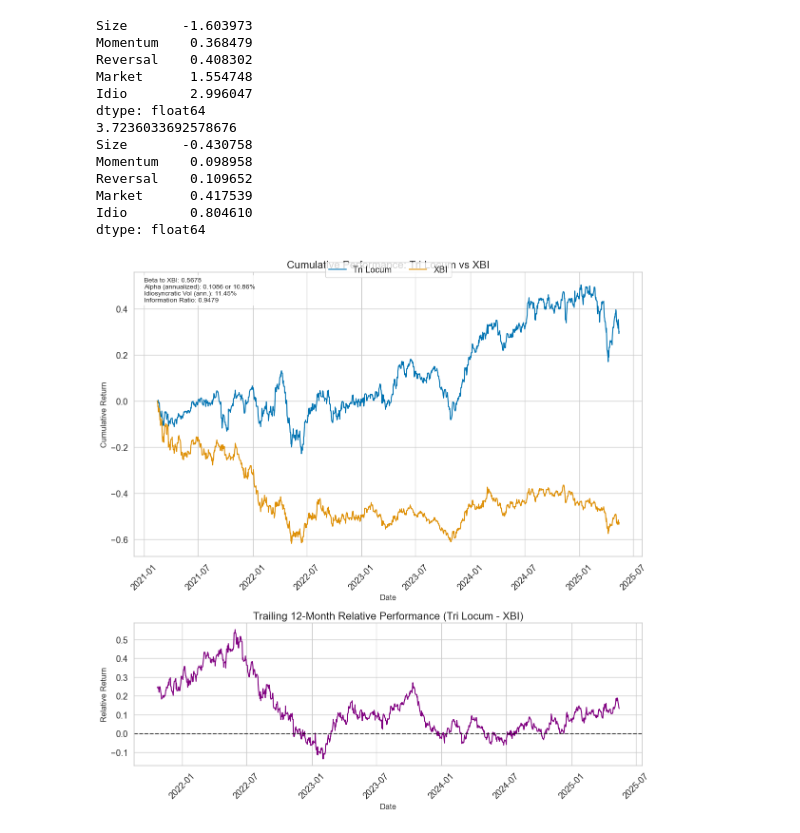
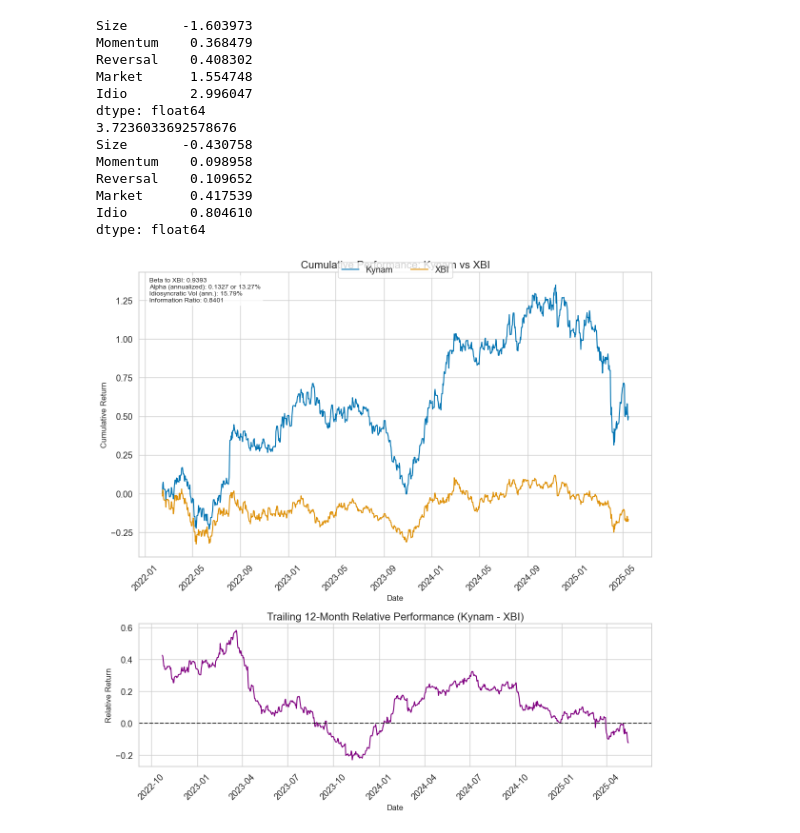
Before and after one commit to UVIMCO/Biotech-Basket, a Jupyter notebook: FundModel.ipynb, the cells around one changed output. Drawn from its saved outputs; the diff is of its cells as text; code cells hidden in the pictures.

```diff
--- a/FundModel.ipynb
+++ b/FundModel.ipynb
@@ -180,9 +180,10 @@ quarter_ends = pd.date_range(
 )
 
 calendar_quarter_total_returns = bt.get_period_returns(dates=quarter_ends).shift(-1) #shift back one quarter to align with fund holdings
+fund_list = bt.manager_df[~(bt.manager_df['Public_Start'].isna() | bt.manager_df['Public_End'].isna() | bt.manager_df['Not_Biotech'] | bt.manager_df['Contamination'])]['Master'].unique()
 
 # Process each fund first
-for fund in bt.manager_df[~(bt.manager_df['Public_Start'].isna() | bt.manager_df['Public_End'].isna() | bt.manager_df['Not_Biotech'] | bt.manager_df['Contamination'])]['Master'].unique():
+for fund in fund_list:
     print(fund)
 
     #holdings = bt.get_fund_holdings(fund, contamination = bt.manager_df.loc[bt.manager_df['Master'] == fund, 'Contamination'].values[0])
@@ -338,25 +339,9 @@ for date in ir_df['date'].unique():
     date_mask = ir_df['date'] == date
     median_ir = ir_df[date_mask]['alpha'].median()
 
-    # Set weights to 0 for funds below median IR
     ir_df.loc[date_mask, 'weight'] = ir_df.loc[date_mask, 'idio_ir']
-    # Get positive and negative weights
-    pos_weights = ir_df.loc[date_mask & (ir_df['weight'] > 0), 'weight']
-    neg_weights = ir_df.loc[date_mask & (ir_df['weight'] < 0), 'weight']
-
-    # Scale positive weights to sum to 1.5
-    if len(pos_weights) > 0:
-        pos_sum = pos_weights.sum()
-        ir_df.loc[date_mask & (ir_df['weight'] > 0), 'weight'] = pos_weights * (1.5/pos_sum)
-
-    # Scale negative weights to sum to -0.5
-    if len(neg_weights) > 0:
-        neg_sum = neg_weights.sum()
-        ir_df.loc[date_mask & (ir_df['weight'] < 0), 'weight'] = neg_weights * (-0.5/neg_sum)
-    #ir_df.loc[date_mask & (ir_df['ir'] < median_ir), 'weight'] = 0
-
-    # Calculate weights for funds above median IR
-    ir_df.loc[date_mask, 'weight'] = ir_df.loc[date_mask, 'weight'] / ir_df.loc[date_mask, 'weight'].abs().sum()
+    ir_df.loc[date_mask, 'weight'] = ir_df.loc[date_mask, 'weight'] / ir_df.loc[date_mask, 'weight'].sum()
+    #allow for negative weights (virtual shorting of funds with negative IR)
 """
 
 # Equal weight top 10 idio IR funds
@@ -381,8 +366,12 @@ for date in all_dates:
     funds_on_date = ir_df[ir_df['date'] == date]
     for fund, weight in zip(funds_on_date['fund'], funds_on_date['weight']):
         # Only add values for columns that exist in both DataFrames
-        columns = fund_holdings[fund].columns
-        final_holdings.loc[date, columns] += fund_holdings[fund].loc[date, columns] * weight
+        try:
+            columns = fund_holdings[fund].columns
+            final_holdings.loc[date, columns] += fund_holdings[fund].loc[date, columns] * weight
+        except KeyError:
+            print(f"Skipping {fund} for date {date} - no holdings data available")
+            continue
 
 final_holdings[final_holdings < 0] = 0
 
@@ -766,13 +755,11 @@ Idio        0.804610
 dtype: float64
 # %%
 # Set the Master fund to analyze
-master_fund = "Tri Locum"  # Change this to the fund you want to analyze
+master_fund = "Kynam"  # Change this to the fund you want to analyze
 
 # Get the fund's holdings
-holdings = bt.get_fund_holdings(master_fund, contamination=False)
-# Add 45 days to the holdings index to account for filing delay
-holdings.index = holdings.index + pd.Timedelta(days=45)
-holdings = bt.adjust_holdings(holdings, max_participation=0.1, port_size=10000000)
+holdings = fund_holdings[master_fund]
+holdings = bt.adjust_holdings(holdings, max_participation=0.2, port_size=10000000)
 
 perf = bt.get_strategy_returns(holdings, max(holdings.index)+pd.Timedelta(days=90))
 
@@ -812,31 +799,31 @@ fig, (ax1, ax2) = plt.subplots(2, 1, figsize=(12, 12), gridspec_kw={'height_rati
 
 # Plot 1: Cumulative Performance
 sns.set_style("whitegrid")
 sns.lineplot(data=cumulative_returns, dashes=False, ax=ax1)
 ax1.set_title(f"Cumulative Performance: {master_fund} vs XBI", fontsize=16)
 ax1.set_xlabel("Date", fontsize=12)
 ax1.set_ylabel("Cumulative Return", fontsize=12)
 ax1.tick_params(axis='x', rotation=45)
 ax1.legend(title="", loc='upper center', bbox_to_anchor=(0.5, 1.05), ncol=2)
 
 # Add text box with metrics to the top left corner of the main plot
 metrics_text = (f"Beta to XBI: {beta:.4f}\n"
                 f"Alpha (annualized): {alpha_annualized:.4f} or {alpha_annualized*100:.2f}%\n"
                 f"Idiosyncratic Vol (ann.): {idio_vol_annualized*100:.2f}%\n"
                 f"Information Ratio: {information_ratio:.4f}")
 
 ax1.text(0.02, 0.98, metrics_text, transform=ax1.transAxes, fontsize=10,
         verticalalignment='top', bbox=dict(boxstyle='round', facecolor='white', alpha=0.8))
 
 # Plot 2: Trailing 12-month Relative Performance
 sns.lineplot(data=trailing_12m_relative, color='purple', ax=ax2)
 ax2.set_title(f"Trailing 12-Month Relative Performance ({master_fund} - XBI)", fontsize=16)
 ax2.set_xlabel("Date", fontsize=12)
 ax2.set_ylabel("Relative Return", fontsize=12)
 ax2.tick_params(axis='x', rotation=45)
 ax2.axhline(y=0, color='black', linestyle='--', alpha=0.7)
 
 plt.tight_layout()
 plt.show()
 # %% [output]
-[figure, old version]
+[figure, new version]
```
Also changed, not shown: parts of 3 cells of this notebook.
